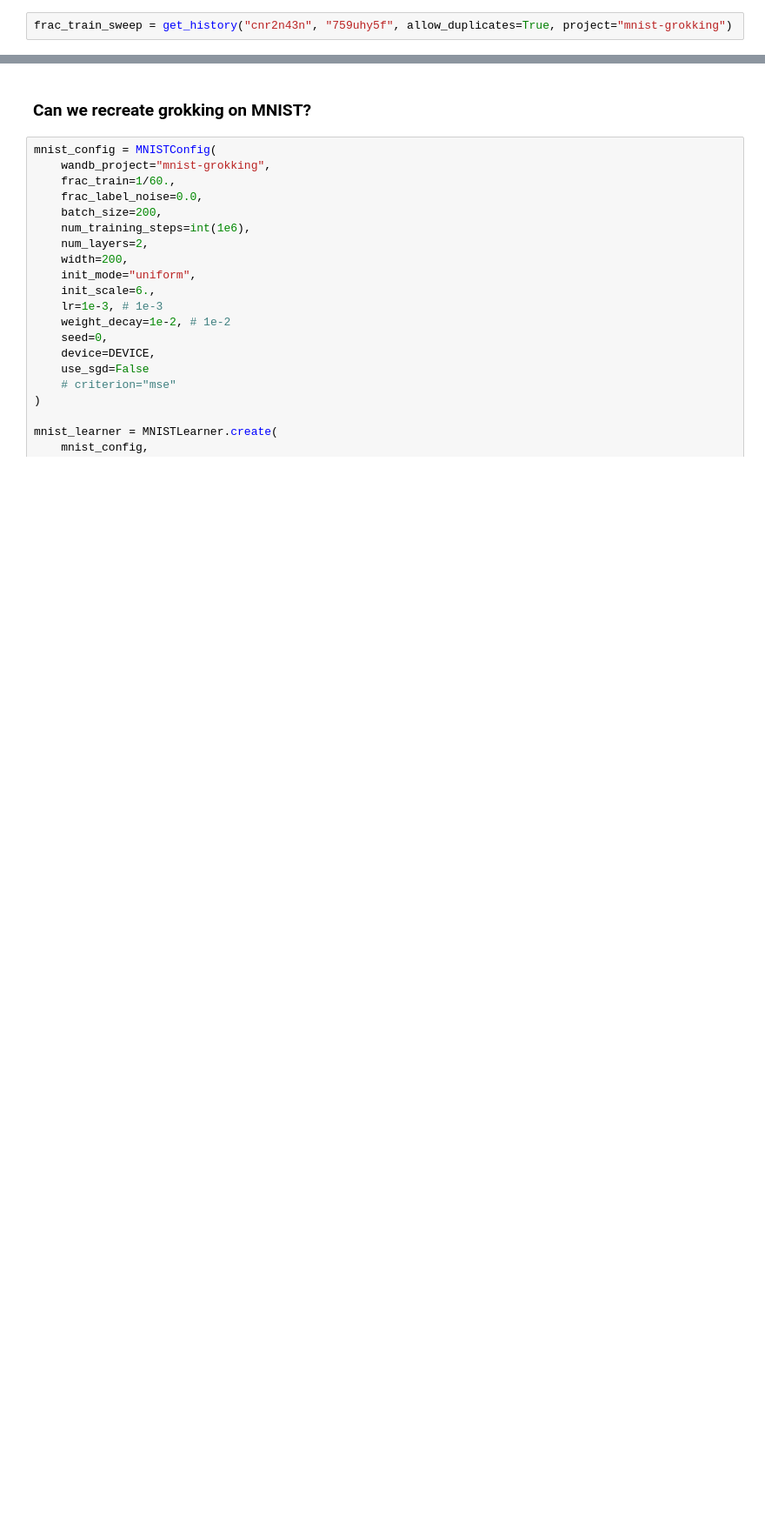
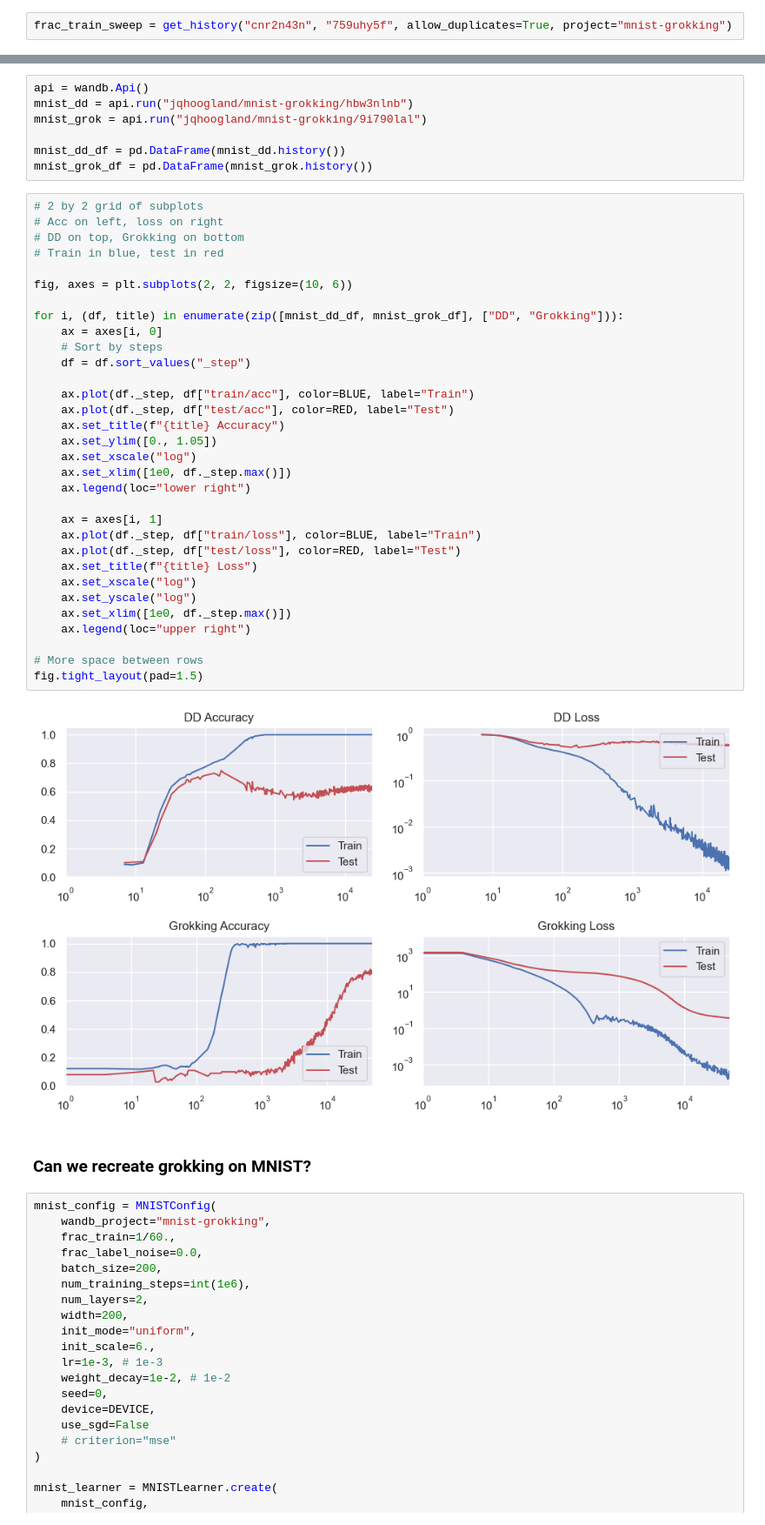
Before and after one commit to jqhoogland/pattern-learning, a Jupyter notebook: unifying/unifying.ipynb, the cells around one changed output, grey strips where cells are left out. Shown at 87% size. Saved outputs shown, nothing was run; the diff lists cells and outputs as text; blank space fills up the shorter version.

```diff
--- a/unifying/unifying.ipynb
+++ b/unifying/unifying.ipynb
@@ -1036,3 +683,44 @@ plot_interpolation_overview(
+# %%
+api = wandb.Api()
+mnist_dd = api.run("jqhoogland/mnist-grokking/hbw3nlnb")
+mnist_grok = api.run("jqhoogland/mnist-grokking/9i790lal")
+
+mnist_dd_df = pd.DataFrame(mnist_dd.history())
+mnist_grok_df = pd.DataFrame(mnist_grok.history())
+# %%
+# 2 by 2 grid of subplots
+# Acc on left, loss on right
+# DD on top, Grokking on bottom
+# Train in blue, test in red
+
+fig, axes = plt.subplots(2, 2, figsize=(10, 6))
+
+for i, (df, title) in enumerate(zip([mnist_dd_df, mnist_grok_df], ["DD", "Grokking"])):
+    ax = axes[i, 0]
+    # Sort by steps
+    df = df.sort_values("_step")
+
+    ax.plot(df._step, df["train/acc"], color=BLUE, label="Train")
+    ax.plot(df._step, df["test/acc"], color=RED, label="Test")
+    ax.set_title(f"{title} Accuracy")
+    ax.set_ylim([0., 1.05])
+    ax.set_xscale("log")
+    ax.set_xlim([1e0, df._step.max()])
+    ax.legend(loc="lower right")
+
+    ax = axes[i, 1]
+    ax.plot(df._step, df["train/loss"], color=BLUE, label="Train")
+    ax.plot(df._step, df["test/loss"], color=RED, label="Test")
+    ax.set_title(f"{title} Loss")
+    ax.set_xscale("log")
+    ax.set_yscale("log")
+    ax.set_xlim([1e0, df._step.max()])
+    ax.legend(loc="upper right")
+
+# More space between rows
+fig.tight_layout(pad=1.5)
+# %% [output]
+[figure, added]
 # %% [markdown]
 ### Can we recreate grokking on MNIST?
 # %%
```
Also changed, not shown: parts of 11 cells of this notebook, 5 other files.
